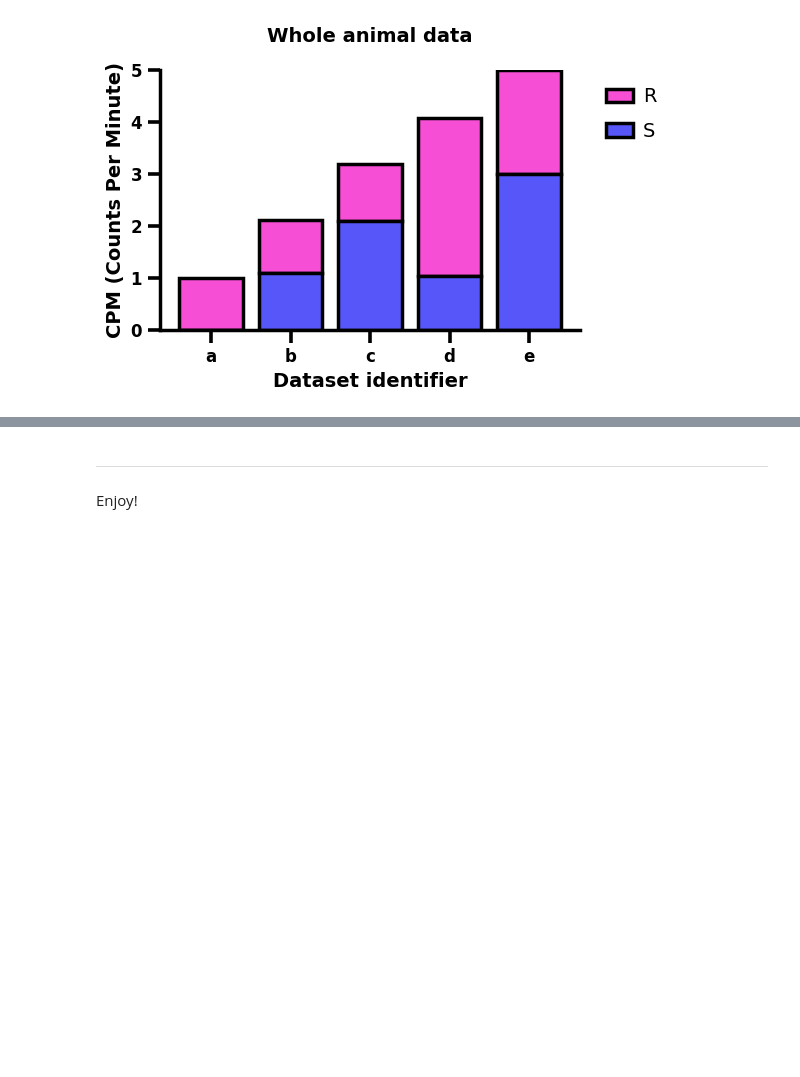
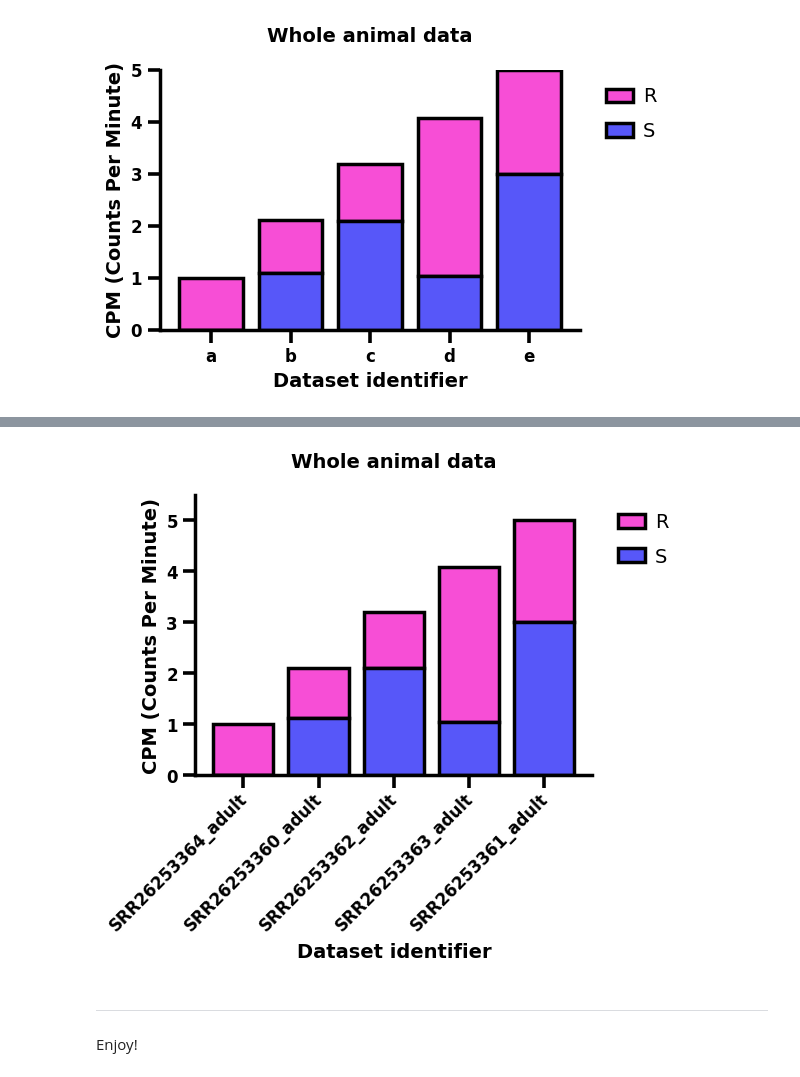
Before and after one commit to fomightez/plotnine_prism-binder, a Jupyter notebook: notebooks/Plotnine_prism_stacked_bar_chart.ipynb, the cells around one changed output, grey strips where cells are left out. Saved outputs shown, nothing was run; the diff lists cells and outputs as text; code cells hidden in the pictures; blank space fills up the shorter version.

Commit message:
add a version with long x-axis tick labels

```diff
--- a/notebooks/Plotnine_prism_stacked_bar_chart.ipynb
+++ b/notebooks/Plotnine_prism_stacked_bar_chart.ipynb
@@ -275,3 +277,91 @@ plt.show()
+# %%
+import pandas as pd
+import numpy as np
+import matplotlib.pyplot as plt
+import io
+
+# Dataframe
+s = '''
+identifier,R,S
+a,1.0,0
+b,1.0,1.11
+c,1.1,2.1
+d,3.03,1.05
+e,2.0,3.0
+'''
+df_typical = pd.read_csv(io.StringIO(s))
+
+# Longer, more descriptive labels like in your screenshot
+labels = ["SRR26253364_adult", "SRR26253360_adult", "SRR26253362_adult",
+          "SRR26253363_adult", "SRR26253361_adult"]
+df_typical.identifier = labels
+
+# Create single clean plot - slightly wider to accommodate rotated labels
+plt.figure(figsize=(6, 4))
+ax = plt.gca()
+x_pos = np.arange(len(df_typical))
+
+colors = ['#55A0FB', '#F74ED6', '#5757F9', '#C8DEF9', '#DE8BF9', '#05BE78', '#90BFF9', '#F7ABE8', '#8D8DFF']
+colors = colors[1:3]
+
+# Stacked bars with thick black borders - S on bottom, R on top
+bars2 = plt.bar(x_pos, df_typical['R'], bottom=df_typical['S'], label='R',
+                color=colors[0], edgecolor='black', linewidth=2.5)
+bars1 = plt.bar(x_pos, df_typical['S'], label='S',
+                color=colors[1], edgecolor='black', linewidth=2.5)
+
+# Prism styling - bold labels
+# Don't use plt.xlabel() - we'll add it manually to avoid overlap
+plt.ylabel('CPM (Counts Per Minute)', fontsize=14, fontweight='bold')
+plt.title('Whole animal data', fontsize=14, fontweight='bold', pad=20)
+
+# Rotated x-axis labels - using custom positioning for better control
+ax.set_xticklabels([])  # Clear existing labels
+for i, label in enumerate(df_typical['identifier']):
+    ax.text(i + 0.1, -0.05, label,  # x position nudged right, y position lower to avoid overlap
+            transform=ax.get_xaxis_transform(),
+            rotation=45, ha='right', va='top',
+            fontsize=12, fontweight='bold')
+
+plt.yticks(fontsize=12, fontweight='bold')
+
+# Thick axis lines
+ax.spines['bottom'].set_linewidth(2.5)
+ax.spines['left'].set_linewidth(2.5)
+ax.spines['top'].set_visible(False)
+ax.spines['right'].set_visible(False)
+
+# Thick ticks
+ax.tick_params(axis='both', which='major', width=2.6, length=9)
+ax.tick_params(axis='both', which='minor', width=0, length=0)
+
+# Y-axis limits
+y_max = (df_typical['R'] + df_typical['S']).max()
+plt.ylim(0, y_max * 1.1)  # Slight padding at top
+
+# Legend
+legend = plt.legend(fontsize=14, frameon=False, bbox_to_anchor=(1.02, 1), loc='upper left',
+                   handlelength=1.40, handletextpad=0.5, labelspacing=0.8)
+
+# Make legend text darker but not quite bold
+for text in legend.get_texts():
+    text.set_fontweight('medium')
+
+# Remove the automatic x-axis label completely
+ax.set_xlabel('')  # This removes the automatic xlabel
+
+# Add custom x-axis label positioned below the rotated tick labels
+ax.text(0.5, -0.65, 'Dataset identifier',
+        transform=ax.transAxes,  # Use axes coordinates (0.5 = center)
+        fontsize=14, fontweight='bold', ha='center')
+
+plt.tight_layout()
+plt.subplots_adjust(right=0.82, bottom=0.25, top=0.95)  # Control spacing without squishing
+plt.subplots_adjust(right=0.82, bottom=0.25)  # More bottom space for custom rotated labels
+plt.grid(False)
+plt.show()
+# %% [output]
+[figure, added]
 # %% [markdown]
 ----
 Enjoy!
```
Also changed, not shown: parts of 1 cell of this notebook.
